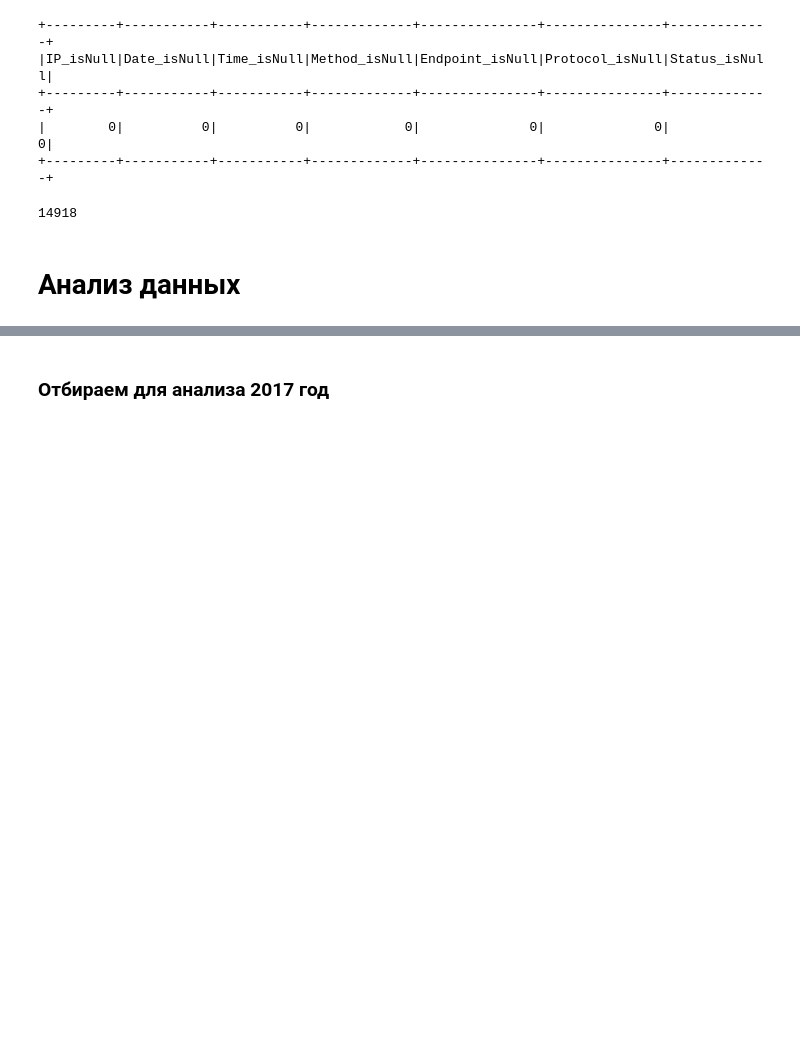
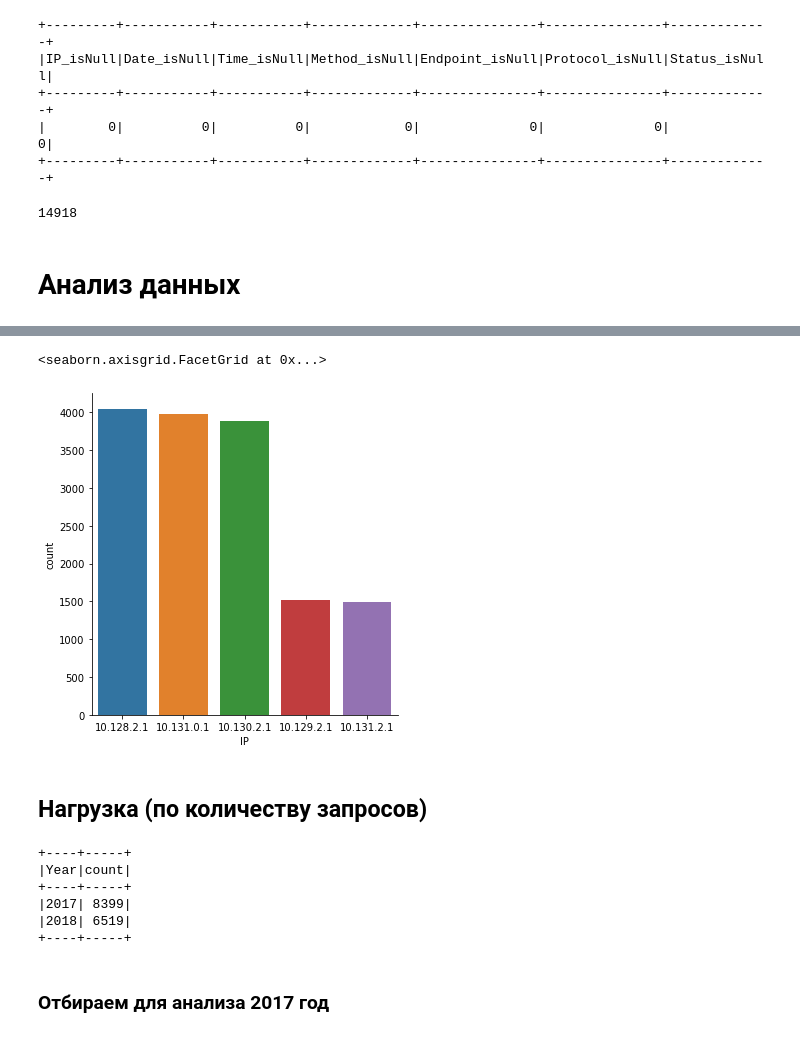
Before and after one commit to Profitrollka/log_analysis, a Jupyter notebook: test_log_analysis.ipynb, the cells around one changed output, grey strips where cells are left out. Drawn from its saved outputs; the diff is of its cells as text; code cells hidden in the pictures; blank space fills up the shorter version.

```diff
--- a/test_log_analysis.ipynb
+++ b/test_log_analysis.ipynb
@@ -300,0 +355,6 @@ log_data_filt.withColumn('Year', f.year('Date'))\
+# %%
+users_df = log_data_filt.groupBy('IP')\
+                .count()\
+                .orderBy(f.col('count').desc())\
+                .sort('count', ascending=False).limit(10)
+users_df.show()
@@ -301,3 +371,26 @@ log_data_filt.withColumn('Year', f.year('Date'))\
+# %%
+users_pd_df = users_df.toPandas()
+# %%
+sns.catplot(x='IP', y='count', data=users_pd_df,
+            kind='bar', order=users_pd_df['IP'])
+# %% [output]
+<seaborn.axisgrid.FacetGrid at 0x...>
+[figure, added]
+# %% [markdown]
+## Нагрузка (по количеству запросов)
+# %%
+log_data_filt.withColumn('Year', f.year('Date'))\
+                .groupBy('Year')\
+                .count()\
+                .orderBy(f.col('count').desc())\
+                .show()
+# %% [output]
++----+-----+
+|Year|count|
++----+-----+
+|2017| 8399|
+|2018| 6519|
++----+-----+
 # %% [markdown]
 ### Отбираем для анализа 2017 год
 # %%
```
Also changed, not shown: parts of 42 cells of this notebook.
